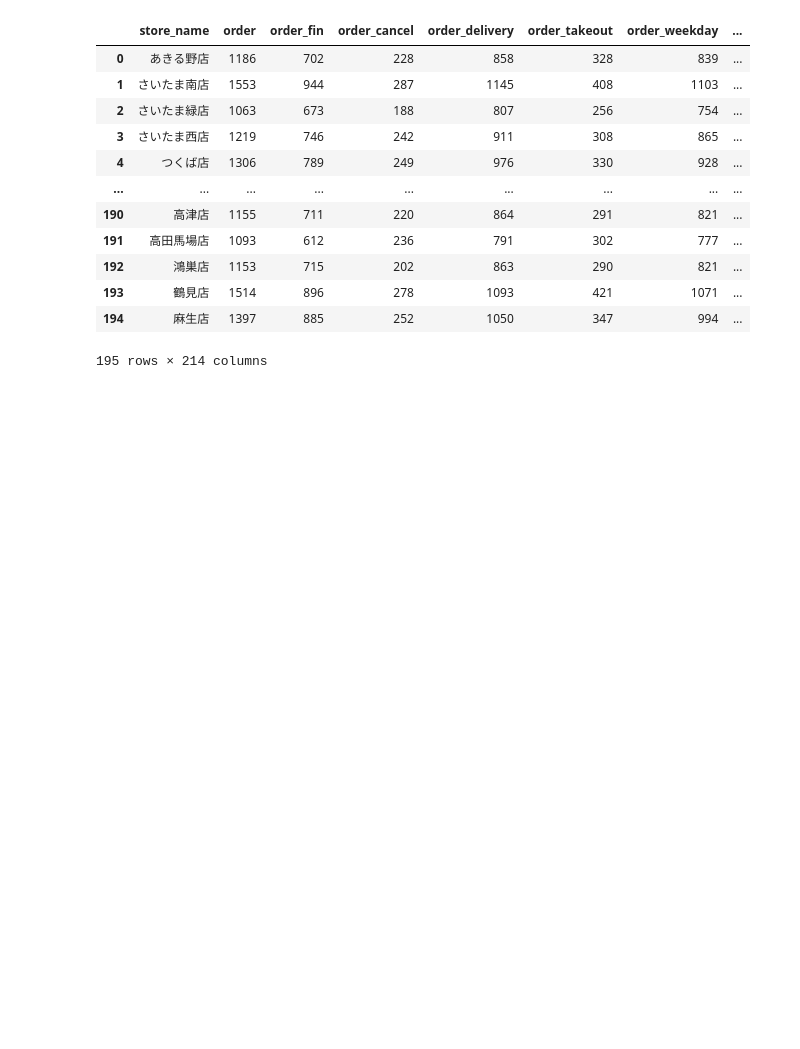
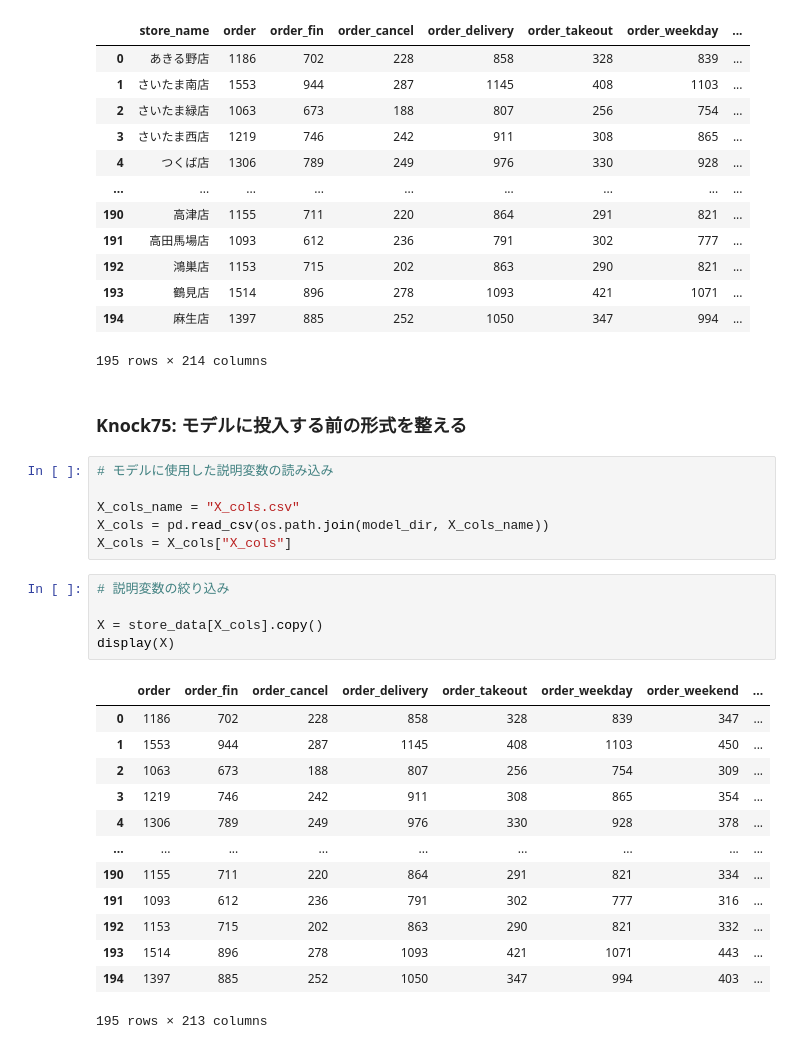
Before and after one commit to ginmaruGH/python-practical-machine-learning-system-100knocks, a Jupyter notebook: ch08/ch08.ipynb, the cells around one changed output. Cells and saved outputs as stored; diff of their text form; blank space fills up the shorter version.

Commit message:
Knock75: モデルに投入する前の形式を整える

```diff
--- a/ch08/ch08.ipynb
+++ b/ch08/ch08.ipynb
@@ -237,3 +237,30 @@ display(store_data)
 | 193 | 鶴見店 | 1514 | 896 | 278 | 1093 | 421 | 1071 | ... |
 | 194 | 麻生店 | 1397 | 885 | 252 | 1050 | 347 | 994 | ... |
 195 rows × 214 columns
+# %% [markdown]
+### Knock75: モデルに投入する前の形式を整える
+# %%
+# モデルに使用した説明変数の読み込み
+
+X_cols_name = "X_cols.csv"
+X_cols = pd.read_csv(os.path.join(model_dir, X_cols_name))
+X_cols = X_cols["X_cols"]
+# %%
+# 説明変数の絞り込み
+
+X = store_data[X_cols].copy()
+display(X)
+# %% [output]
+|  | order | order_fin | order_cancel | order_delivery | order_takeout | order_weekday | order_weekend | ... |
+| 0 | 1186 | 702 | 228 | 858 | 328 | 839 | 347 | ... |
+| 1 | 1553 | 944 | 287 | 1145 | 408 | 1103 | 450 | ... |
+| 2 | 1063 | 673 | 188 | 807 | 256 | 754 | 309 | ... |
+| 3 | 1219 | 746 | 242 | 911 | 308 | 865 | 354 | ... |
+| 4 | 1306 | 789 | 249 | 976 | 330 | 928 | 378 | ... |
+| ... | ... | ... | ... | ... | ... | ... | ... | ... |
+| 190 | 1155 | 711 | 220 | 864 | 291 | 821 | 334 | ... |
+| 191 | 1093 | 612 | 236 | 791 | 302 | 777 | 316 | ... |
+| 192 | 1153 | 715 | 202 | 863 | 290 | 821 | 332 | ... |
+| 193 | 1514 | 896 | 278 | 1093 | 421 | 1071 | 443 | ... |
+| 194 | 1397 | 885 | 252 | 1050 | 347 | 994 | 403 | ... |
+195 rows × 213 columns
```
